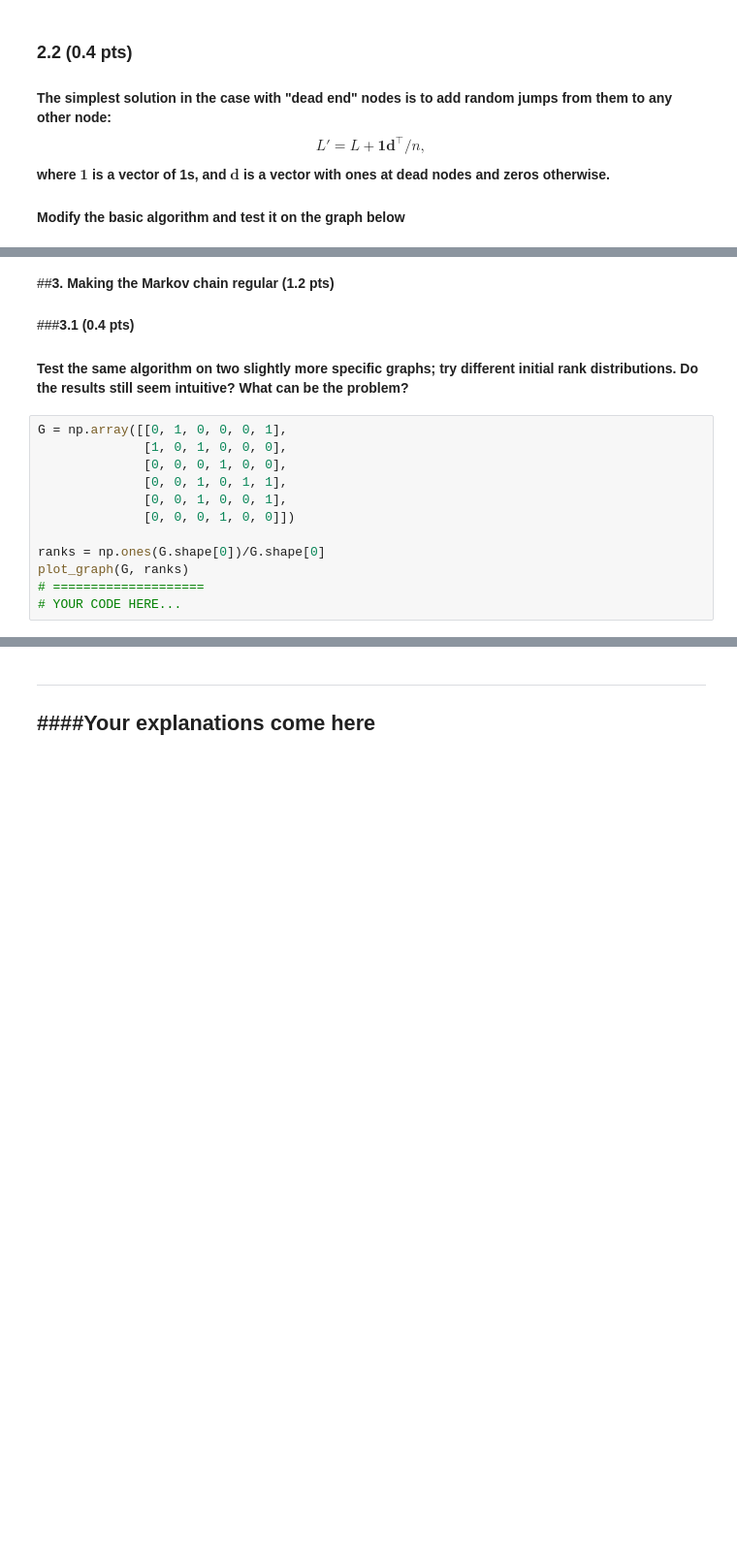
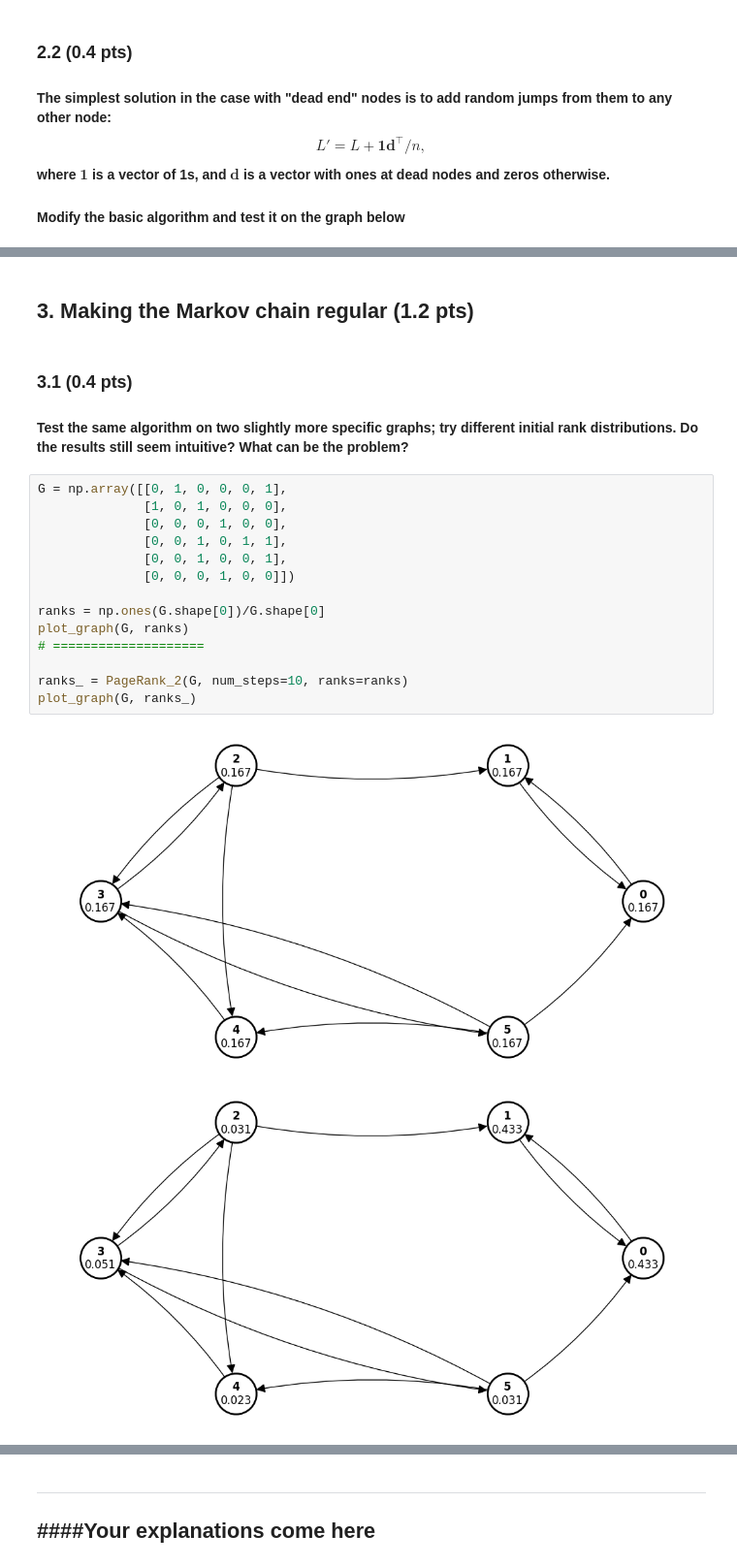
Before and after one commit to artoriusss/ML-projects, a Jupyter notebook: problem_2/hw2-task2-page_rank-2023.ipynb, the cells around one changed output, grey strips where cells are left out. Shown at 97% size. Saved outputs shown, nothing was run; the diff lists cells and outputs as text; blank space fills up the shorter version.

```diff
--- a/problem_2/hw2-task2-page_rank-2023.ipynb
+++ b/problem_2/hw2-task2-page_rank-2023.ipynb
@@ -133,20 +146,25 @@ plot_graph(G, ranks)
 # %% [markdown]
-##**3. Making the Markov chain regular (1.2 pts)**
+## **3. Making the Markov chain regular (1.2 pts)**
 # %% [markdown]
-###**3.1 (0.4 pts)**
+### **3.1 (0.4 pts)**
 #### Test the same algorithm on two slightly more specific graphs; try different initial rank distributions. Do the results still seem intuitive? What can be the problem?
 # %%
 G = np.array([[0, 1, 0, 0, 0, 1],
               [1, 0, 1, 0, 0, 0],
               [0, 0, 0, 1, 0, 0],
               [0, 0, 1, 0, 1, 1],
               [0, 0, 1, 0, 0, 1],
               [0, 0, 0, 1, 0, 0]])
 
 ranks = np.ones(G.shape[0])/G.shape[0]
 plot_graph(G, ranks)
 # ====================
-# YOUR CODE HERE...
+
+ranks_ = PageRank_2(G, num_steps=10, ranks=ranks)
+plot_graph(G, ranks_)
+# %% [output]
+[figure, added]
+[figure, added]
 # %%
 G = np.array([[0, 1, 0, 0],
               [0, 0, 1, 0],
```
Also changed, not shown: parts of 12 cells of this notebook.
